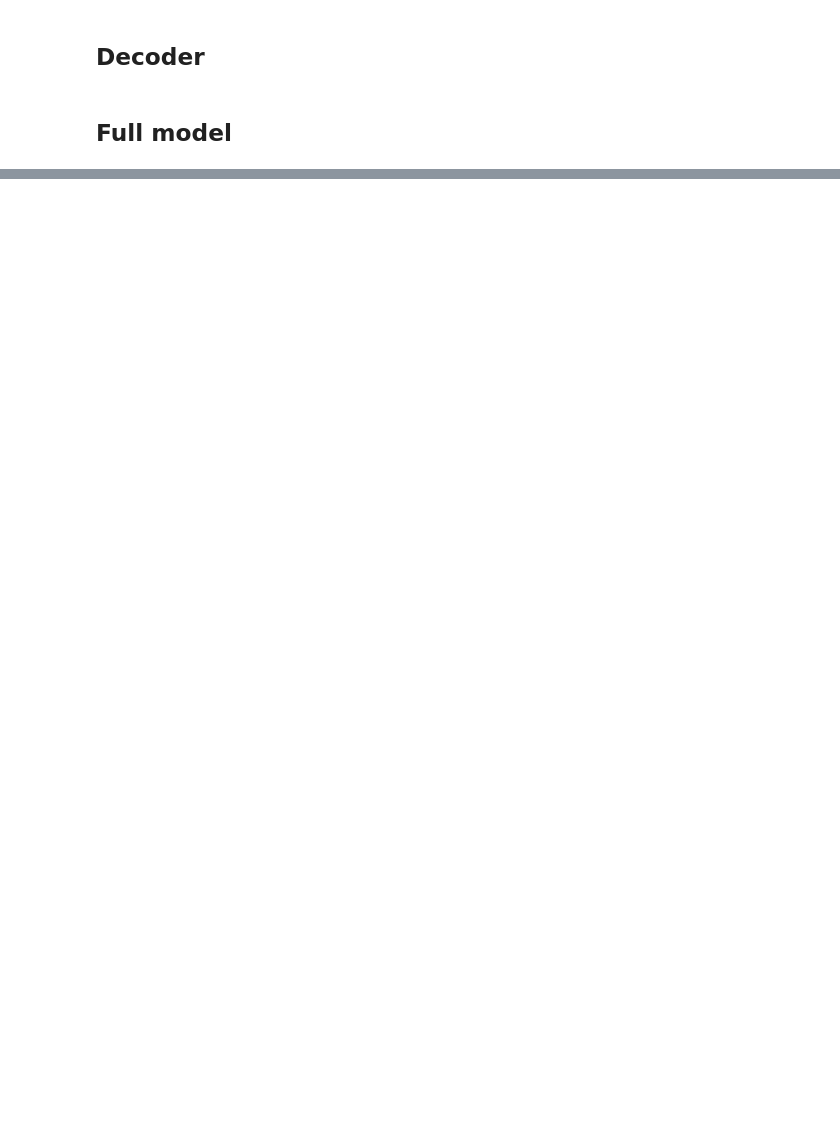
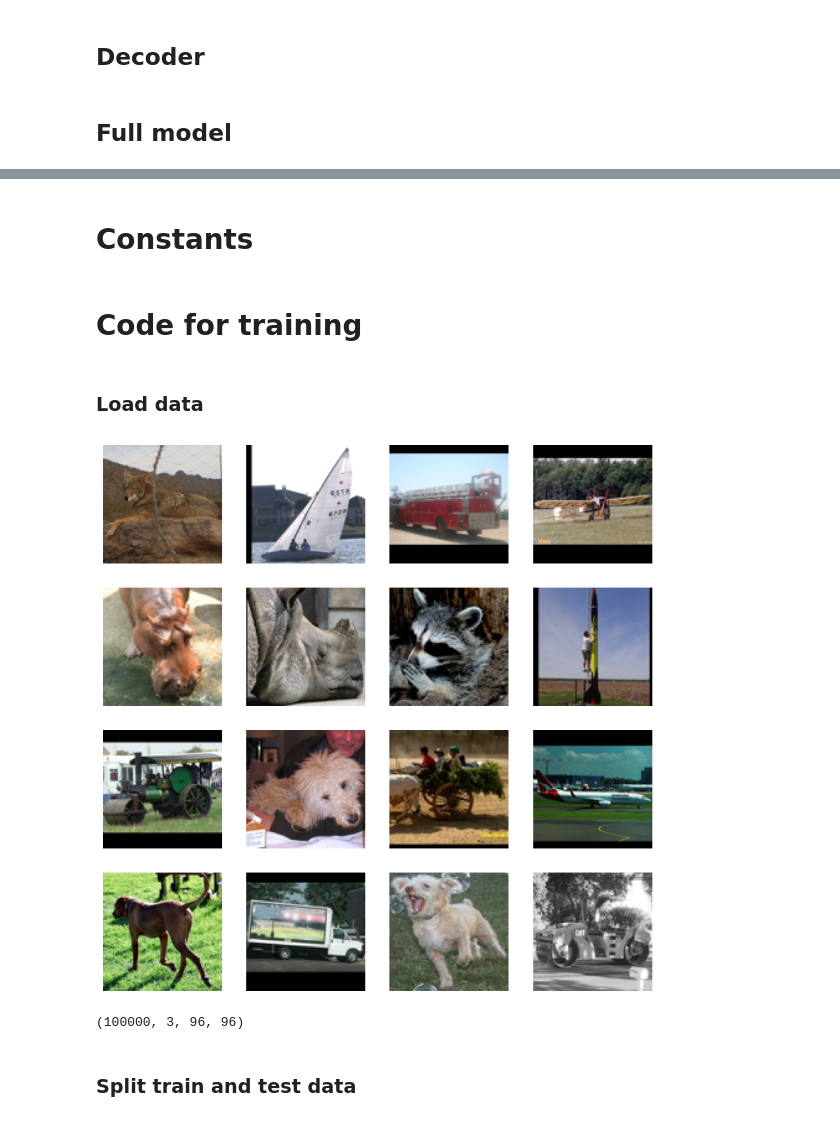
Before and after one commit to c0pp1/variational-image-compression, a Jupyter notebook: vae/autoencoder.ipynb, the cells around one changed output, grey strips where cells are left out. Cells and saved outputs as stored; diff of their text form; code cells hidden in the pictures; blank space fills up the shorter version.

```diff
--- a/vae/autoencoder.ipynb
+++ b/vae/autoencoder.ipynb
@@ -371,5 +138,0 @@ TensorShape([10000, 4])
-# %%
-fig, axes = plt.subplots(2, 2, sharex=True, sharey=True, tight_layout=True)
-axes = axes.flatten()
-for i in range(result.shape[1]):
-    axes[i].hist(result[:,i], label=f'{i}', bins=20, density=True)
@@ -378,13 +138,0 @@ for i in range(result.shape[1]):
-# %%
-norm = tfp.distributions.Normal(0., 1)
-lims = -0.5, 0.5
-
-def conv(x, norm):
-    return (norm.cdf(x+lims[1])-norm.cdf(x+lims[0])).numpy()
-
-
-x = np.linspace(-10, 10, 1000)
-y = [conv(e, norm) for e in x]
-plt.plot(x, y)
-plt.plot(x, norm.prob(x))
-plt.xlim(-0.5, 0.5)
@@ -443,0 +285,2 @@ norm.cdf(0.1)
+# %% [markdown]
+# Constants
@@ -443,0 +295,18 @@ norm.cdf(0.1)
+# %% [markdown]
+# Code for training
+# %% [markdown]
+### Load data
+# %%
+data_path = os.path.join(DATA_FOLDER, DATA_FILE)
+ch_format = 'channels_first'
+
+data = read_data_numpy(data_path, ch_format)
+data = data.astype('float32') / 255.0
+
+visualize_images(data, ch_format)
+print(data.shape)
+# %% [output]
+[figure, added]
+(100000, 3, 96, 96)
+# %% [markdown]
+### Split train and test data
```
Also changed, not shown: parts of 52 cells of this notebook, 3 other files.
